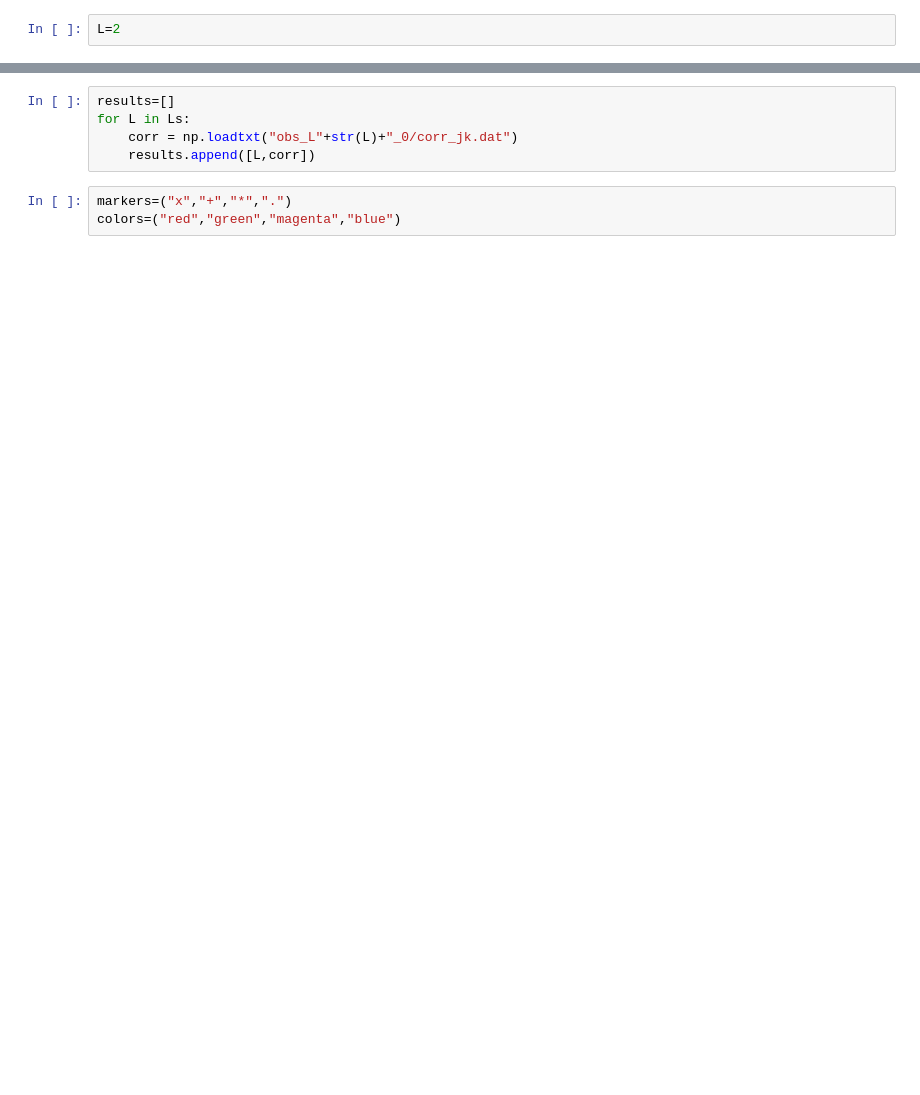
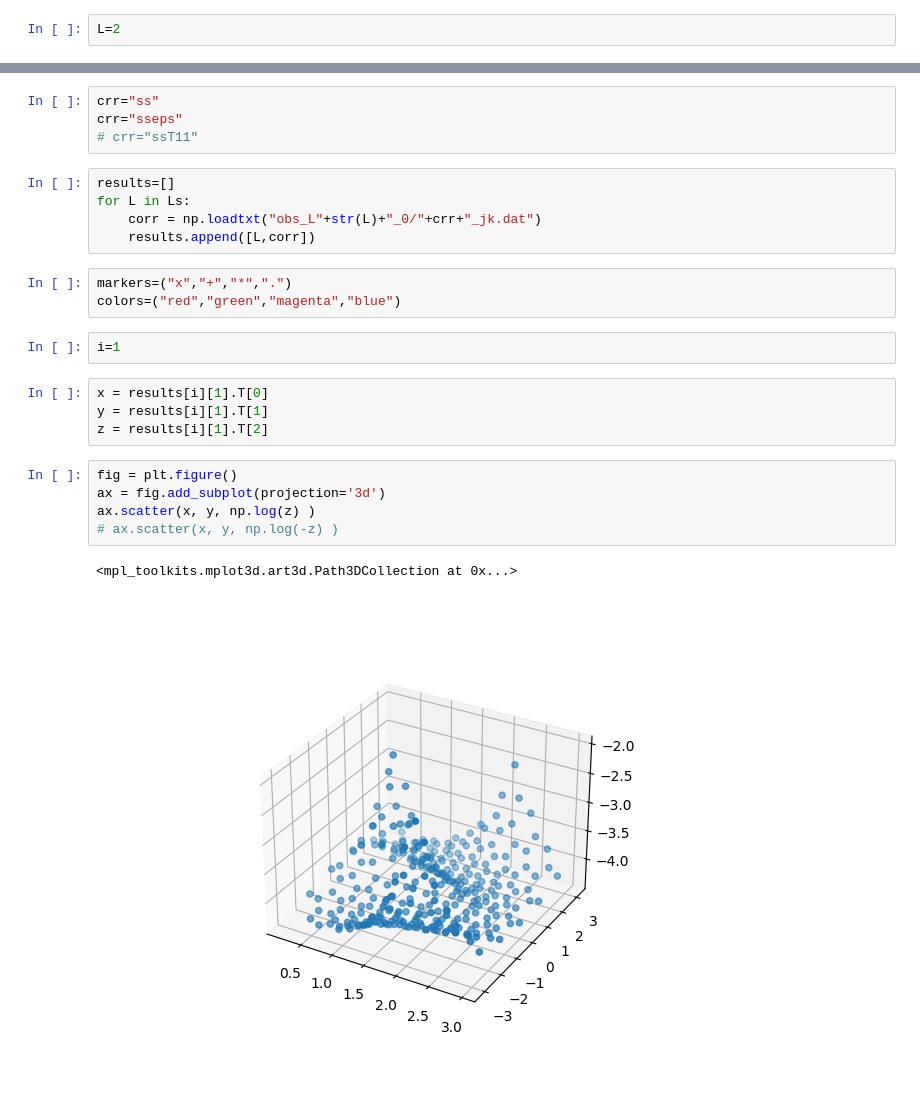
Before and after one commit to nobuyukimatsumoto68/s2ising, a Jupyter notebook: corr.ipynb, the cells around one changed output, grey strips where cells are left out. Drawn from its saved outputs; the diff is of its cells as text; blank space fills up the shorter version.

```diff
--- a/corr.ipynb
+++ b/corr.ipynb
@@ -12,8 +26,26 @@ len(Ls)
+# %%
+crr="ss"
+crr="sseps"
+# crr="ssT11"
 # %%
 results=[]
 for L in Ls:
-    corr = np.loadtxt("obs_L"+str(L)+"_0/corr_jk.dat")
+    corr = np.loadtxt("obs_L"+str(L)+"_0/"+crr+"_jk.dat")
     results.append([L,corr])
 # %%
 markers=("x","+","*",".")
 colors=("red","green","magenta","blue")
+# %%
+i=1
+# %%
+x = results[i][1].T[0]
+y = results[i][1].T[1]
+z = results[i][1].T[2]
+# %%
+fig = plt.figure()
+ax = fig.add_subplot(projection='3d')
+ax.scatter(x, y, np.log(z) )
+# ax.scatter(x, y, np.log(-z) )
+# %% [output]
+<mpl_toolkits.mplot3d.art3d.Path3DCollection at 0x...>
+[figure, added]
```
Also changed, not shown: parts of 8 cells of this notebook, 11 other files.
